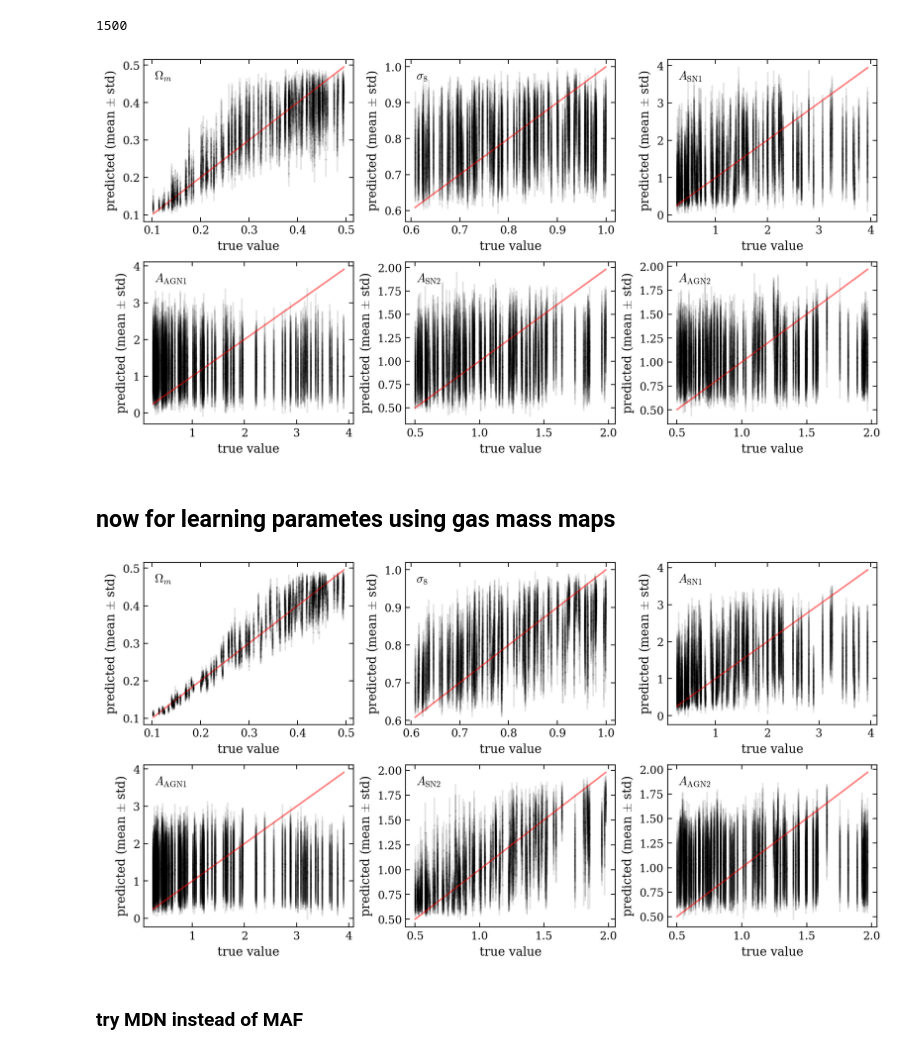
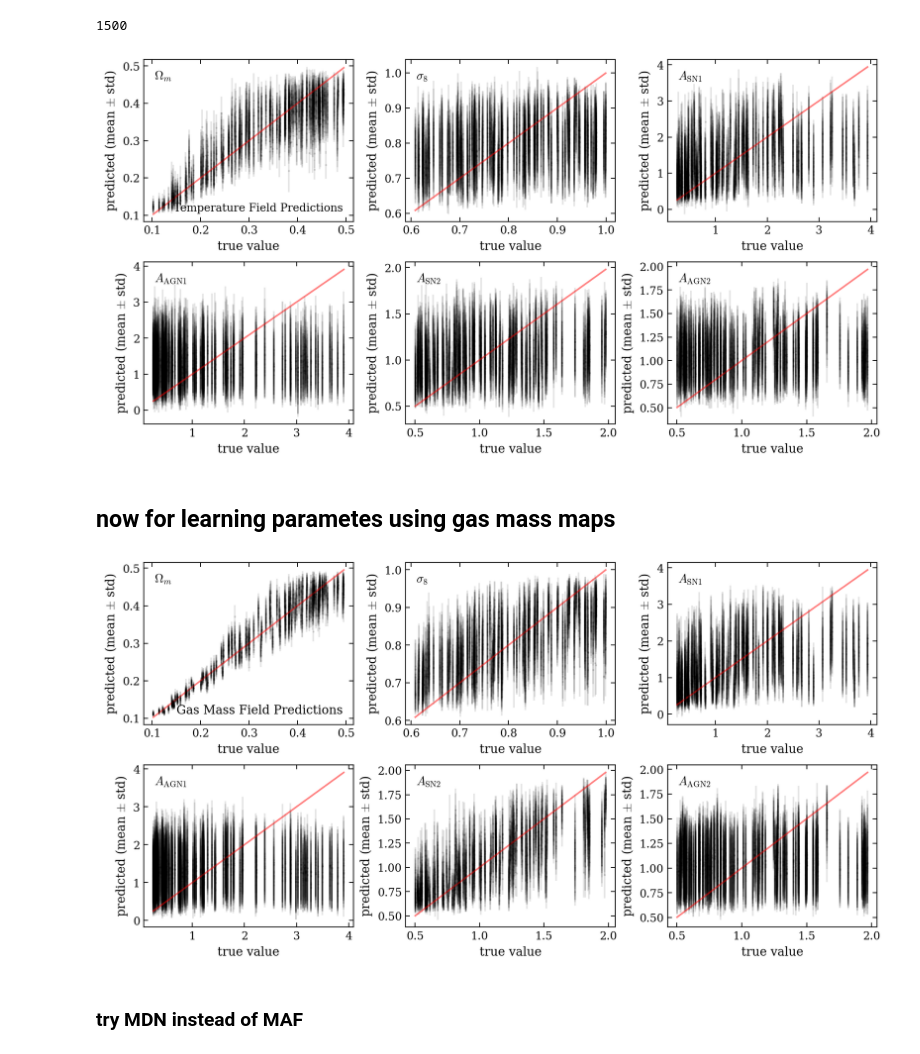
Before and after one commit to fred144/STCS6701, a Jupyter notebook: final/final.ipynb, the cells around one changed output. Cells and saved outputs as stored; diff of their text form; code cells hidden in the pictures.

```diff
--- a/final/final.ipynb
+++ b/final/final.ipynb
@@ -389,7 +391,7 @@ test_set = x_temp_test
 Nparams = theta.shape[1]  # number of parameters to guess
 
 len_test_set = test_set.shape[0]
-posterior_samples = np.zeros((Nsamps, len_test_set, Nparams))
+posterior_samples_temp = np.zeros((Nsamps, len_test_set, Nparams))
 
 for ii in tqdm.tqdm(range(len_test_set)):
     # ensure x is a torch tensor on the same device as the posterior
@@ -397,11 +399,11 @@ for ii in tqdm.tqdm(range(len_test_set)):
     samples_t = posterior_ensemble_temp.sample(
         (Nsamps,), x_obs, show_progress_bars=False
     )
-    posterior_samples[:, ii] = samples_t.cpu().numpy()
+    posterior_samples_temp[:, ii] = samples_t.cpu().numpy()
 
-sample_means = np.mean(posterior_samples, axis=0)
-sample_stds = np.std(posterior_samples, axis=0)
-sample_stds = np.std(posterior_samples, axis=0)
+sample_means_temp = np.mean(posterior_samples_temp, axis=0)
+sample_stds_temp = np.std(posterior_samples_temp, axis=0)
+sample_stds_temp = np.std(posterior_samples_temp, axis=0)
 # %%
 print(len_test_set)  # 10 percent of the data
 # %% [output]
@@ -414,40 +416,48 @@ ax = ax.flatten()
 for i in range(Nparams):
     ax[i].errorbar(
         theta_test[:, i],
-        sample_means[:, i],
-        yerr=sample_stds[:, i],
+        sample_means_temp[:, i],
+        yerr=sample_stds_temp[:, i],
         fmt="o",
         markersize=1,
         color="k",
         alpha=0.1,
     )
     ax[i].set_xlabel("true value")
     ax[i].set_ylabel(r"predicted (mean $\pm$ std)")
     ax[i].text(
         0.05,
         0.9,
         labels[i],
         ha="left",
         va="center",
         transform=ax[i].transAxes,
     )
     # add 1:1 line
     ax[i].plot(
         [prior_min[i], prior_max[i]],
         [prior_min[i], prior_max[i]],
         "r-",
         alpha=0.5,
     )
-
+ax[0].text(
+    0.95,
+    0.05,
+    "Temperature Field Predictions",
+    ha="right",
+    va="bottom",
+    transform=ax[0].transAxes,
+    fontsize=10,
+)
 plt.savefig(
     f"./maf_predictions_temp.png",
     bbox_inches="tight",
     dpi=200,
     pad_inches=0.1,
 )
 plt.show()
 # %% [output]
-[figure, old version]
+[figure, new version]
 # %% [markdown]
 ## now for learning parametes using gas mass maps
 # %%
@@ -503,7 +513,7 @@ test_set = x_gas_mass_test
 Nparams = theta.shape[1]  # number of parameters to guess
 
 len_test_set = test_set.shape[0]
-posterior_samples = np.zeros((Nsamps, len_test_set, Nparams))
+posterior_samples_gas_mass = np.zeros((Nsamps, len_test_set, Nparams))
 
 for ii in tqdm.tqdm(range(len_test_set)):
     # ensure x is a torch tensor on the same device as the posterior
@@ -511,12 +521,11 @@ for ii in tqdm.tqdm(range(len_test_set)):
     samples_t = posterior_ensemble_gas_mass.sample(
         (Nsamps,), x_obs, show_progress_bars=False
     )
-    posterior_samples[:, ii] = samples_t.cpu().numpy()
+    posterior_samples_gas_mass[:, ii] = samples_t.cpu().numpy()
 
-sample_means = np.mean(posterior_samples, axis=0)
-sample_stds = np.std(posterior_samples, axis=0)
-sample_stds = np.std(posterior_samples, axis=0)
-
+sample_means_gas_mass = np.mean(posterior_samples_gas_mass, axis=0)
+sample_stds_gas_mass = np.std(posterior_samples_gas_mass, axis=0)
+sample_stds_gas_mass = np.std(posterior_samples_gas_mass, axis=0)
 # we can plot the sampled values on the y and the true thetas on the x for each parameter
 fig, ax = plt.subplots(2, 3, figsize=(12, 6), dpi=200)
 plt.subplots_adjust(wspace=0.25, hspace=0.25)
@@ -524,8 +533,8 @@ ax = ax.flatten()
 for i in range(Nparams):
     ax[i].errorbar(
         theta_test[:, i],
-        sample_means[:, i],
-        yerr=sample_stds[:, i],
+        sample_means_gas_mass[:, i],
+        yerr=sample_stds_gas_mass[:, i],
         fmt="o",
         markersize=1,
         color="k",
@@ -548,7 +557,15 @@ for i in range(Nparams):
         "r-",
         alpha=0.5,
     )
-
+ax[0].text(
+    0.95,
+    0.05,
+    "Gas Mass Field Predictions",
+    ha="right",
+    va="bottom",
+    transform=ax[0].transAxes,
+    fontsize=11,
+)
 plt.savefig(
     f"./maf_predictions_gas_mass.png",
     bbox_inches="tight",
@@ -557,7 +574,7 @@ plt.savefig(
 )
 plt.show()
 # %% [output]
-[figure, old version]
+[figure, new version]
 # %% [markdown]
 ### try MDN instead of MAF
 # %%
```
Also changed, not shown: parts of 13 cells of this notebook, 13 other files.
